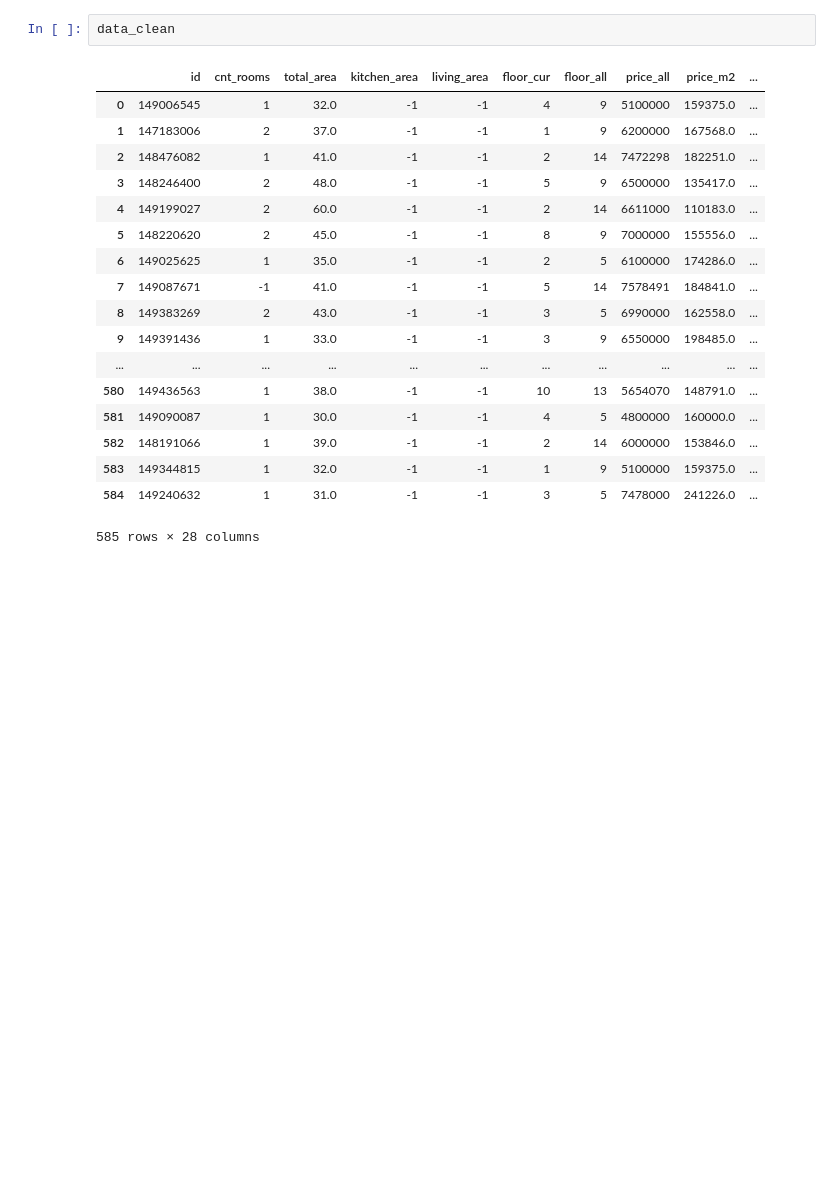
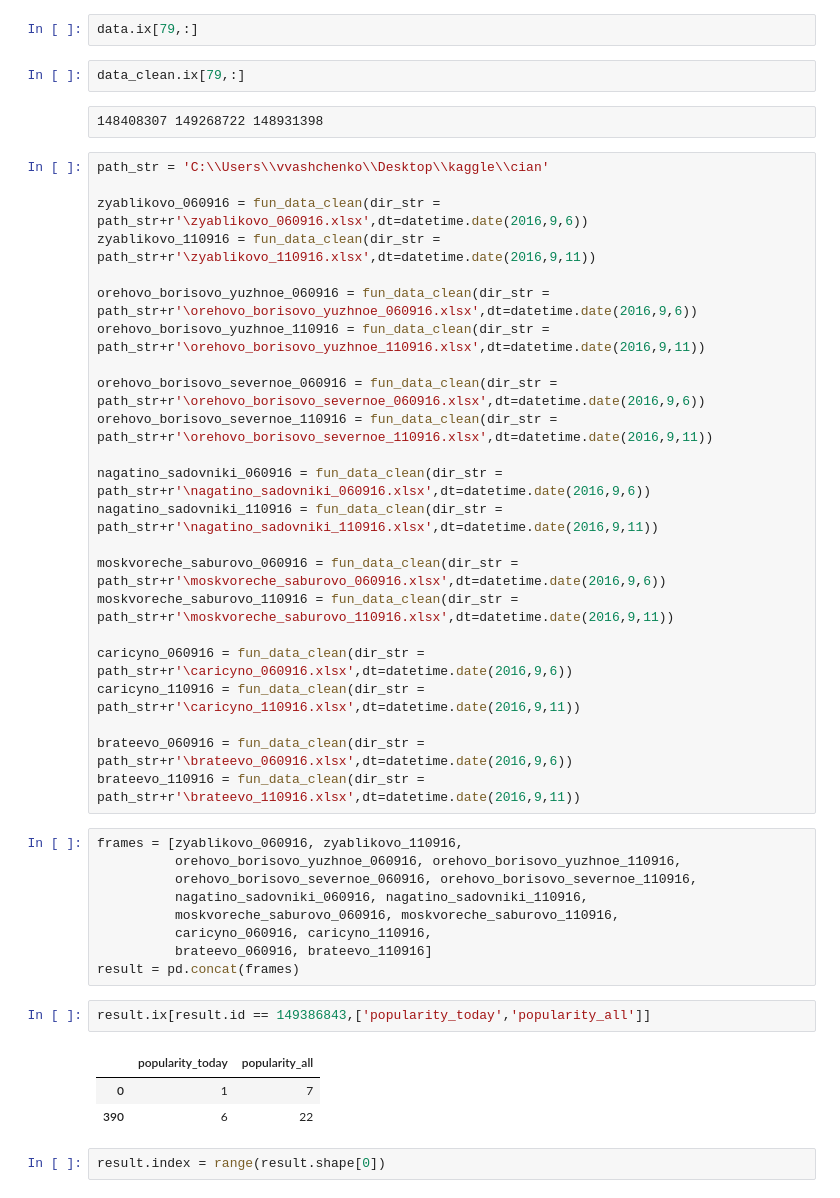
Before and after one commit to aotikhomirov/plan_escape, a Jupyter notebook: scripts/plan_escape.ipynb, the cells around one changed output. Saved outputs shown, nothing was run; the diff lists cells and outputs as text; blank space fills up the shorter version.

```diff
--- a/scripts/plan_escape.ipynb
+++ b/scripts/plan_escape.ipynb
@@ -176,21 +152,46 @@ data_clean = pd.DataFrame(data=zip(flat_ids,
+# %%
+data.ix[79,:]
 # %%
-data_clean
+data_clean.ix[79,:]
-# %% [output]
-|  | id | cnt_rooms | total_area | kitchen_area | living_area | floor_cur | floor_all | price_all | price_m2 | ... |
-| 0 | 149006545 | 1 | 32.0 | -1 | -1 | 4 | 9 | 5100000 | 159375.0 | ... |
-| 1 | 147183006 | 2 | 37.0 | -1 | -1 | 1 | 9 | 6200000 | 167568.0 | ... |
-| 2 | 148476082 | 1 | 41.0 | -1 | -1 | 2 | 14 | 7472298 | 182251.0 | ... |
-| 3 | 148246400 | 2 | 48.0 | -1 | -1 | 5 | 9 | 6500000 | 135417.0 | ... |
-| 4 | 149199027 | 2 | 60.0 | -1 | -1 | 2 | 14 | 6611000 | 110183.0 | ... |
-| 5 | 148220620 | 2 | 45.0 | -1 | -1 | 8 | 9 | 7000000 | 155556.0 | ... |
-| 6 | 149025625 | 1 | 35.0 | -1 | -1 | 2 | 5 | 6100000 | 174286.0 | ... |
-| 7 | 149087671 | -1 | 41.0 | -1 | -1 | 5 | 14 | 7578491 | 184841.0 | ... |
-| 8 | 149383269 | 2 | 43.0 | -1 | -1 | 3 | 5 | 6990000 | 162558.0 | ... |
-| 9 | 149391436 | 1 | 33.0 | -1 | -1 | 3 | 9 | 6550000 | 198485.0 | ... |
-| ... | ... | ... | ... | ... | ... | ... | ... | ... | ... | ... |
-| 580 | 149436563 | 1 | 38.0 | -1 | -1 | 10 | 13 | 5654070 | 148791.0 | ... |
-| 581 | 149090087 | 1 | 30.0 | -1 | -1 | 4 | 5 | 4800000 | 160000.0 | ... |
-| 582 | 148191066 | 1 | 39.0 | -1 | -1 | 2 | 14 | 6000000 | 153846.0 | ... |
-| 583 | 149344815 | 1 | 32.0 | -1 | -1 | 1 | 9 | 5100000 | 159375.0 | ... |
-| 584 | 149240632 | 1 | 31.0 | -1 | -1 | 3 | 5 | 7478000 | 241226.0 | ... |
-585 rows × 28 columns
+# %% [raw]
+148408307 149268722 148931398
+# %%
+path_str = 'C:\\Users\\vvashchenko\\Desktop\\kaggle\\cian'
+
+zyablikovo_060916 = fun_data_clean(dir_str = path_str+r'\zyablikovo_060916.xlsx',dt=datetime.date(2016,9,6))
+zyablikovo_110916 = fun_data_clean(dir_str = path_str+r'\zyablikovo_110916.xlsx',dt=datetime.date(2016,9,11))
+
+orehovo_borisovo_yuzhnoe_060916 = fun_data_clean(dir_str = path_str+r'\orehovo_borisovo_yuzhnoe_060916.xlsx',dt=datetime.date(2016,9,6))
+orehovo_borisovo_yuzhnoe_110916 = fun_data_clean(dir_str = path_str+r'\orehovo_borisovo_yuzhnoe_110916.xlsx',dt=datetime.date(2016,9,11))
+
+orehovo_borisovo_severnoe_060916 = fun_data_clean(dir_str = path_str+r'\orehovo_borisovo_severnoe_060916.xlsx',dt=datetime.date(2016,9,6))
+orehovo_borisovo_severnoe_110916 = fun_data_clean(dir_str = path_str+r'\orehovo_borisovo_severnoe_110916.xlsx',dt=datetime.date(2016,9,11))
+
+nagatino_sadovniki_060916 = fun_data_clean(dir_str = path_str+r'\nagatino_sadovniki_060916.xlsx',dt=datetime.date(2016,9,6))
+nagatino_sadovniki_110916 = fun_data_clean(dir_str = path_str+r'\nagatino_sadovniki_110916.xlsx',dt=datetime.date(2016,9,11))
+
+moskvoreche_saburovo_060916 = fun_data_clean(dir_str = path_str+r'\moskvoreche_saburovo_060916.xlsx',dt=datetime.date(2016,9,6))
+moskvoreche_saburovo_110916 = fun_data_clean(dir_str = path_str+r'\moskvoreche_saburovo_110916.xlsx',dt=datetime.date(2016,9,11))
+
+caricyno_060916 = fun_data_clean(dir_str = path_str+r'\caricyno_060916.xlsx',dt=datetime.date(2016,9,6))
+caricyno_110916 = fun_data_clean(dir_str = path_str+r'\caricyno_110916.xlsx',dt=datetime.date(2016,9,11))
+
+brateevo_060916 = fun_data_clean(dir_str = path_str+r'\brateevo_060916.xlsx',dt=datetime.date(2016,9,6))
+brateevo_110916 = fun_data_clean(dir_str = path_str+r'\brateevo_110916.xlsx',dt=datetime.date(2016,9,11))
+# %%
+frames = [zyablikovo_060916, zyablikovo_110916,
+          orehovo_borisovo_yuzhnoe_060916, orehovo_borisovo_yuzhnoe_110916,
+          orehovo_borisovo_severnoe_060916, orehovo_borisovo_severnoe_110916,
+          nagatino_sadovniki_060916, nagatino_sadovniki_110916,
+          moskvoreche_saburovo_060916, moskvoreche_saburovo_110916,
+          caricyno_060916, caricyno_110916,
+          brateevo_060916, brateevo_110916]
+result = pd.concat(frames)
+# %%
+result.ix[result.id == 149386843,['popularity_today','popularity_all']]
+# %% [output]
+|  | popularity_today | popularity_all |
+| 0 | 1 | 7 |
+| 390 | 6 | 22 |
+# %%
+result.index = range(result.shape[0])
```
Also changed, not shown: parts of 13 cells of this notebook.
